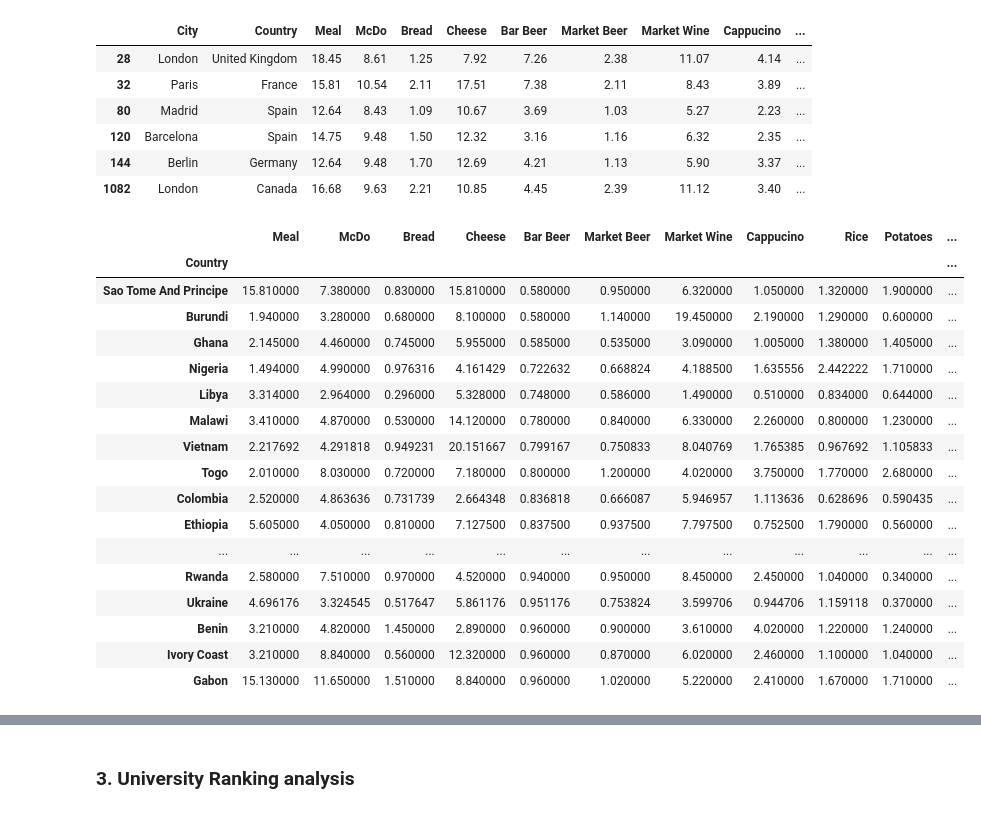
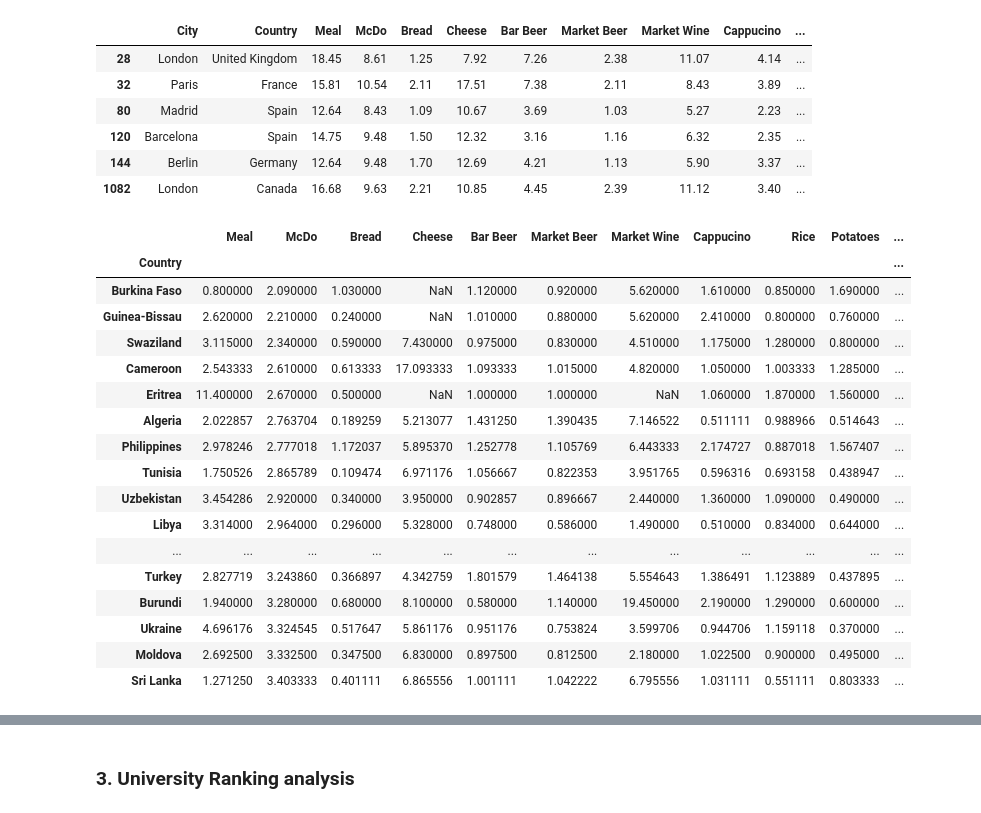
Before and after one commit to tatouti/DatabasePD, a Jupyter notebook: Erasmus_DataAnalysis.ipynb, the cells around one changed output, grey strips where cells are left out. Drawn from its saved outputs; the diff is of its cells as text; code cells hidden in the pictures.

```diff
--- a/Erasmus_DataAnalysis.ipynb
+++ b/Erasmus_DataAnalysis.ipynb
@@ -447,23 +447,23 @@ cofRatio[cofRatio['City'].isin(tempCity)]
 # %%
 # Per country
 cofCountry = cof.groupby('Country').mean()
-cofCountry.sort_values(by='Bar Beer',ascending=True).head(20)
+cofCountry.sort_values(by='McDo',ascending=True).head(20)
 # %% [output]
 |  | Meal | McDo | Bread | Cheese | Bar Beer | Market Beer | Market Wine | Cappucino | Rice | Potatoes | ... |
 | Country |  |  |  |  |  |  |  |  |  |  | ... |
-| Sao Tome And Principe | 15.810000 | 7.380000 | 0.830000 | 15.810000 | 0.580000 | 0.950000 | 6.320000 | 1.050000 | 1.320000 | 1.900000 | ... |
+| Burkina Faso | 0.800000 | 2.090000 | 1.030000 | NaN | 1.120000 | 0.920000 | 5.620000 | 1.610000 | 0.850000 | 1.690000 | ... |
+| Guinea-Bissau | 2.620000 | 2.210000 | 0.240000 | NaN | 1.010000 | 0.880000 | 5.620000 | 2.410000 | 0.800000 | 0.760000 | ... |
+| Swaziland | 3.115000 | 2.340000 | 0.590000 | 7.430000 | 0.975000 | 0.830000 | 4.510000 | 1.175000 | 1.280000 | 0.800000 | ... |
+| Cameroon | 2.543333 | 2.610000 | 0.613333 | 17.093333 | 1.093333 | 1.015000 | 4.820000 | 1.050000 | 1.003333 | 1.285000 | ... |
+| Eritrea | 11.400000 | 2.670000 | 0.500000 | NaN | 1.000000 | 1.000000 | NaN | 1.060000 | 1.870000 | 1.560000 | ... |
+| Algeria | 2.022857 | 2.763704 | 0.189259 | 5.213077 | 1.431250 | 1.390435 | 7.146522 | 0.511111 | 0.988966 | 0.514643 | ... |
+| Philippines | 2.978246 | 2.777018 | 1.172037 | 5.895370 | 1.252778 | 1.105769 | 6.443333 | 2.174727 | 0.887018 | 1.567407 | ... |
+| Tunisia | 1.750526 | 2.865789 | 0.109474 | 6.971176 | 1.056667 | 0.822353 | 3.951765 | 0.596316 | 0.693158 | 0.438947 | ... |
+| Uzbekistan | 3.454286 | 2.920000 | 0.340000 | 3.950000 | 0.902857 | 0.896667 | 2.440000 | 1.360000 | 1.090000 | 0.490000 | ... |
+| Libya | 3.314000 | 2.964000 | 0.296000 | 5.328000 | 0.748000 | 0.586000 | 1.490000 | 0.510000 | 0.834000 | 0.644000 | ... |
+| ... | ... | ... | ... | ... | ... | ... | ... | ... | ... | ... | ... |
+| Turkey | 2.827719 | 3.243860 | 0.366897 | 4.342759 | 1.801579 | 1.464138 | 5.554643 | 1.386491 | 1.123889 | 0.437895 | ... |
 | Burundi | 1.940000 | 3.280000 | 0.680000 | 8.100000 | 0.580000 | 1.140000 | 19.450000 | 2.190000 | 1.290000 | 0.600000 | ... |
-| Ghana | 2.145000 | 4.460000 | 0.745000 | 5.955000 | 0.585000 | 0.535000 | 3.090000 | 1.005000 | 1.380000 | 1.405000 | ... |
-| Nigeria | 1.494000 | 4.990000 | 0.976316 | 4.161429 | 0.722632 | 0.668824 | 4.188500 | 1.635556 | 2.442222 | 1.710000 | ... |
-| Libya | 3.314000 | 2.964000 | 0.296000 | 5.328000 | 0.748000 | 0.586000 | 1.490000 | 0.510000 | 0.834000 | 0.644000 | ... |
-| Malawi | 3.410000 | 4.870000 | 0.530000 | 14.120000 | 0.780000 | 0.840000 | 6.330000 | 2.260000 | 0.800000 | 1.230000 | ... |
-| Vietnam | 2.217692 | 4.291818 | 0.949231 | 20.151667 | 0.799167 | 0.750833 | 8.040769 | 1.765385 | 0.967692 | 1.105833 | ... |
-| Togo | 2.010000 | 8.030000 | 0.720000 | 7.180000 | 0.800000 | 1.200000 | 4.020000 | 3.750000 | 1.770000 | 2.680000 | ... |
-| Colombia | 2.520000 | 4.863636 | 0.731739 | 2.664348 | 0.836818 | 0.666087 | 5.946957 | 1.113636 | 0.628696 | 0.590435 | ... |
-| Ethiopia | 5.605000 | 4.050000 | 0.810000 | 7.127500 | 0.837500 | 0.937500 | 7.797500 | 0.752500 | 1.790000 | 0.560000 | ... |
-| ... | ... | ... | ... | ... | ... | ... | ... | ... | ... | ... | ... |
-| Rwanda | 2.580000 | 7.510000 | 0.970000 | 4.520000 | 0.940000 | 0.950000 | 8.450000 | 2.450000 | 1.040000 | 0.340000 | ... |
 | Ukraine | 4.696176 | 3.324545 | 0.517647 | 5.861176 | 0.951176 | 0.753824 | 3.599706 | 0.944706 | 1.159118 | 0.370000 | ... |
-| Benin | 3.210000 | 4.820000 | 1.450000 | 2.890000 | 0.960000 | 0.900000 | 3.610000 | 4.020000 | 1.220000 | 1.240000 | ... |
-| Ivory Coast | 3.210000 | 8.840000 | 0.560000 | 12.320000 | 0.960000 | 0.870000 | 6.020000 | 2.460000 | 1.100000 | 1.040000 | ... |
-| Gabon | 15.130000 | 11.650000 | 1.510000 | 8.840000 | 0.960000 | 1.020000 | 5.220000 | 2.410000 | 1.670000 | 1.710000 | ... |
+| Moldova | 2.692500 | 3.332500 | 0.347500 | 6.830000 | 0.897500 | 0.812500 | 2.180000 | 1.022500 | 0.900000 | 0.495000 | ... |
+| Sri Lanka | 1.271250 | 3.403333 | 0.401111 | 6.865556 | 1.001111 | 1.042222 | 6.795556 | 1.031111 | 0.551111 | 0.803333 | ... |
```
Also changed, not shown: parts of 1 cell of this notebook.
